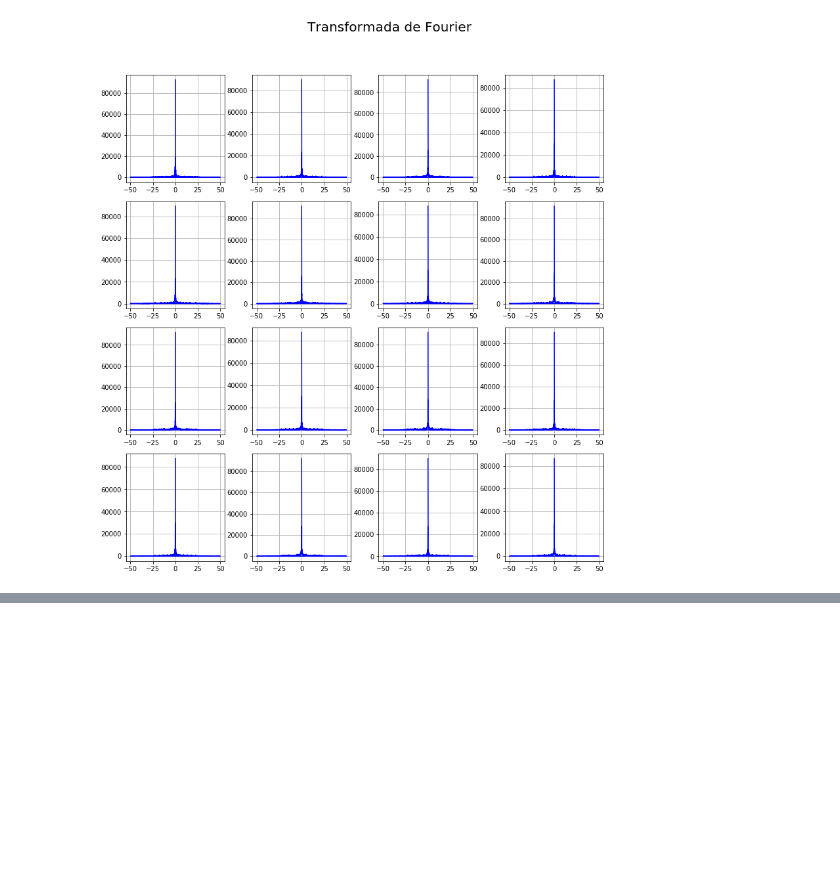
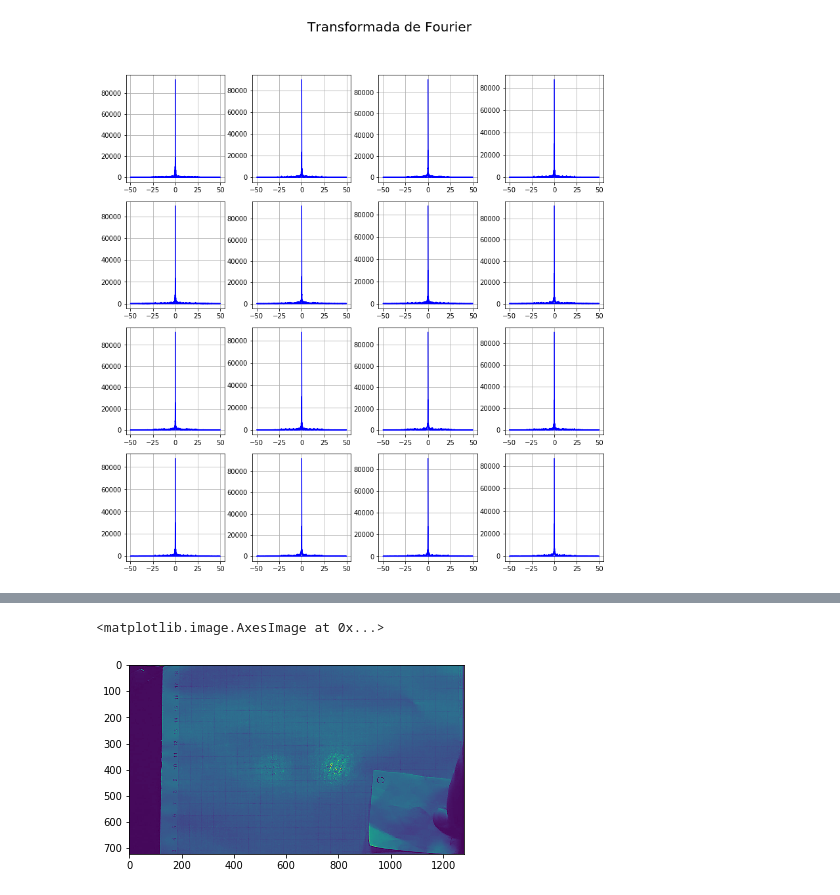
Before and after one commit to jomen93/Electronica_Digital, a Jupyter notebook: Piezoelectricos.ipynb, the cells around one changed output, grey strips where cells are left out. Cells and saved outputs as stored; diff of their text form; code cells hidden in the pictures; blank space fills up the shorter version.

```diff
--- a/Piezoelectricos.ipynb
+++ b/Piezoelectricos.ipynb
@@ -119,0 +129,5 @@ array([ 0.      ,  0.078125,  0.15625 , ..., -0.234375, -0.15625 ,
+# %%
+plt.imshow(im[0])
+# %% [output]
+<matplotlib.image.AxesImage at 0x...>
+[figure, added]
```
Also changed, not shown: parts of 18 cells of this notebook.
